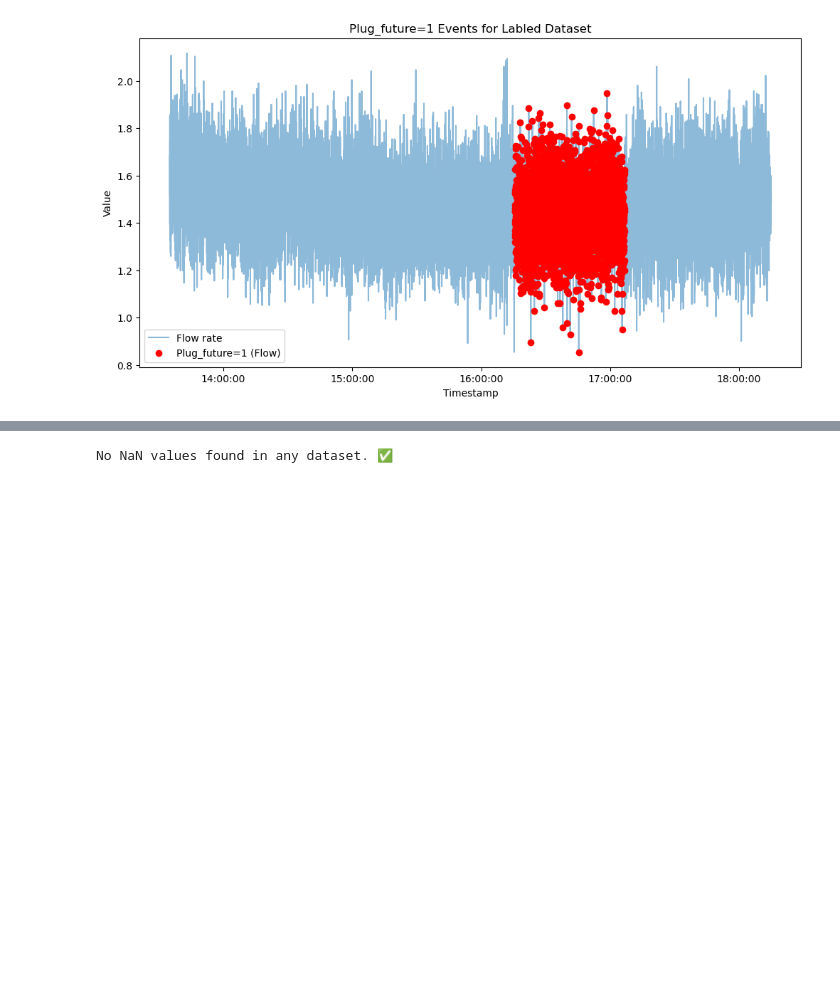
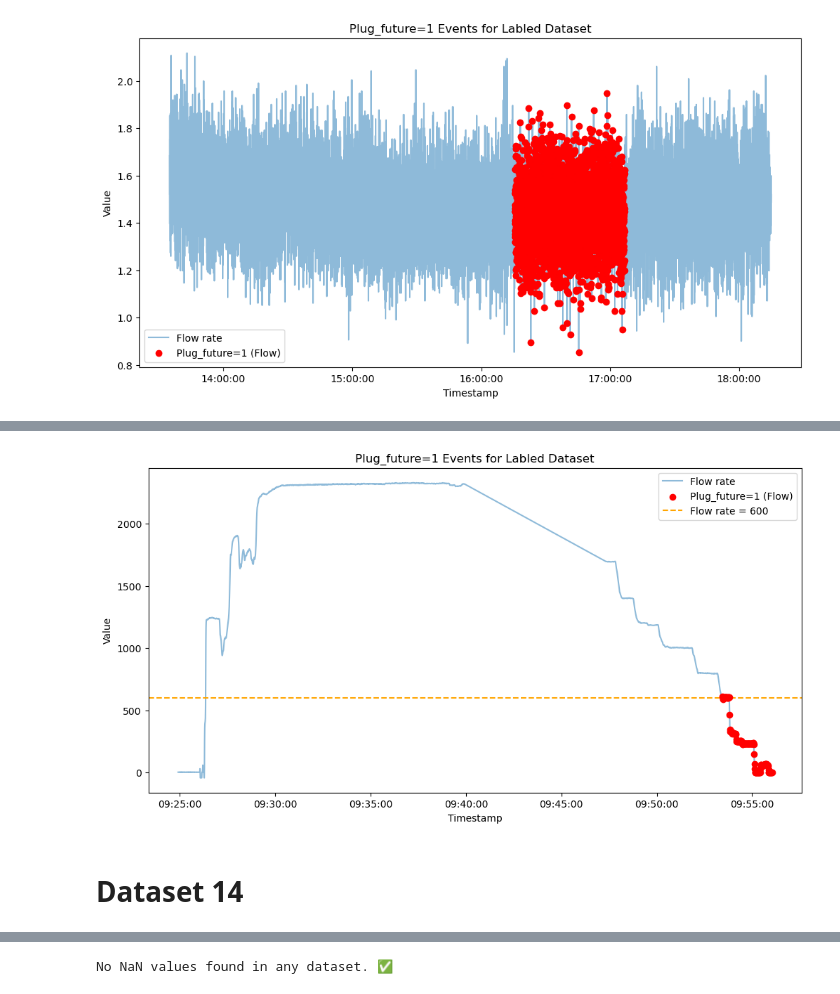
Before and after one commit to KaroGil/master_plug_prediction, a Jupyter notebook: notebooks/label_data.ipynb, the cells around one changed output, grey strips where cells are left out. Cells and saved outputs as stored; diff of their text form; code cells hidden in the pictures; blank space fills up the shorter version.

Commit message:
add dummy and clean visualization

```diff
--- a/notebooks/label_data.ipynb
+++ b/notebooks/label_data.ipynb
@@ -77,6 +79,21 @@ dataset9 = load_raw_data(path="../data/raw_data/data9/*.csv")
 dataset10 = load_raw_data(path="../data/raw_data/data10/*.csv")
 dataset11 = load_raw_data(path="../data/raw_data/data11/*.csv")
 dataset12 = load_raw_data(path="../data/raw_data/data12/*.csv")
+# Second dataset
+dataset13 = load_raw_data(path="../data/raw_data/data13/*.csv")
+dataset14 = load_raw_data(path="../data/raw_data/data14/*.csv")
+dataset15 = load_raw_data(path="../data/raw_data/data15/*.csv")
+dataset16 = load_raw_data(path="../data/raw_data/data16/*.csv")
+dataset17 = load_raw_data(path="../data/raw_data/data17/*.csv")
+#dataset18 = load_raw_data(path="../data/raw_data/data18/*.csv")
+dataset19 = load_raw_data(path="../data/raw_data/data19/*.csv")
+dataset20 = load_raw_data(path="../data/raw_data/data20/*.csv")
+dataset21 = load_raw_data(path="../data/raw_data/data21/*.csv")
+#dataset22 = load_raw_data(path="../data/raw_data/data22/*.csv")
+dataset23 = load_raw_data(path="../data/raw_data/data23/*.csv")
+dataset24 = load_raw_data(path="../data/raw_data/data24/*.csv")
+dataset25 = load_raw_data(path="../data/raw_data/data25/*.csv")
+
 print("Datasets loaded.")
 # %% [output]
 Loading datasets...
@@ -463,0 +664,15 @@ dv.visualize_plug_event(dataset12, anomalies=True, plug_column="Plug_future", na
+# %%
+#Set plug based on description
+time = '1900-01-01 09:30:00.330000'
+
+if 'Plug' not in dataset13.columns:
+    dataset13['Plug'] = 0
+dataset13['Plug'] = np.where((dataset13.index >= time) & (dataset13["Flow rate (Mean)"] < 601), 1, dataset13['Plug'])
+
+dp.create_future_target(dataset13)
+# %%
+dv.visualize_plug_event(dataset13, plug_column="Plug_future", name="Labled Dataset", extra=True)
+# %% [output]
+[figure, added]
+# %% [markdown]
+# Dataset 14
```
Also changed, not shown: parts of 97 cells of this notebook, 30 other files.
